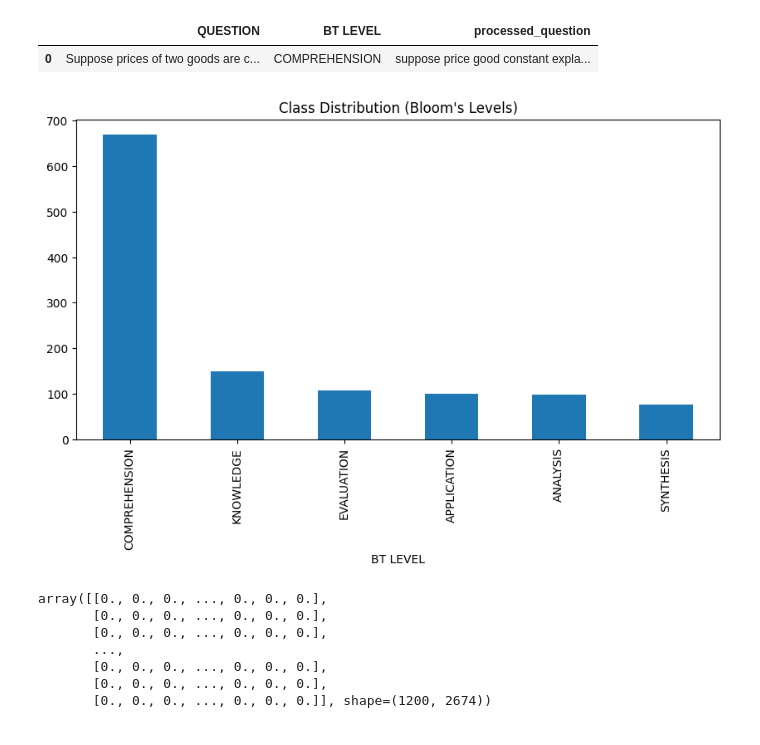
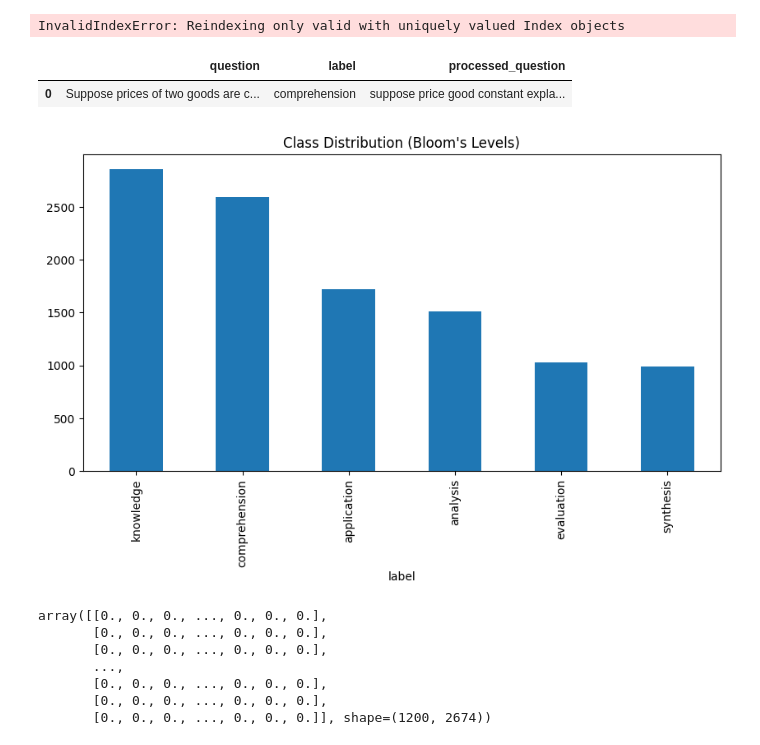
Before and after one commit to 99pranit/Qillion, a Jupyter notebook: notebook/analyse_question.ipynb, the cells around one changed output. Saved outputs shown, nothing was run; the diff lists cells and outputs as text; code cells hidden in the pictures.

Commit message:
added multiple dataset preprocessing

```diff
--- a/notebook/analyse_question.ipynb
+++ b/notebook/analyse_question.ipynb
@@ -42,0 +39,20 @@ df['processed_question'] = df['QUESTION'].apply(preprocess_text)
+# %%
+label_mapper = {
+    'BT1' : 'knowledge',
+    'BT2' : 'comprehension',
+    'BT3' : 'application',
+    'BT4' : 'analysis',
+    'BT5' : 'synthesis',
+    'BT6' : 'evaluation'
+}
+
+# Load dataset
+df = pd.DataFrame()
+for i in range(1,5):
+    q_df = pd.read_csv(os.getcwd().replace('notebook' , 'dataset') + '/dataset' + str(i) + '.csv')
+    df = pd.concat([df , q_df])
+# Apply preprocessing
+mask = df['label'].isin(label_mapper.keys())
+df['label'] = df['label'].mask(mask, df['label'].map(label_mapper))
+df['label'] = df['label'].str.lower()
+df['processed_question'] = df['question'].apply(preprocess_text)
@@ -47,18 +84,20 @@ X_tfidf = tfidf.fit_transform(df['processed_question'])
 # %%
 ling_features = df['processed_question'].apply(extract_linguistic_features).apply(pd.Series)
-X_features = pd.concat([ling_features, pd.DataFrame(X_tfidf.toarray())], axis=1)
+X_features = pd.concat([ling_features, pd.DataFrame(tfidf.toarray())], axis=1)
+# %% [output]
+InvalidIndexError: Reindexing only valid with uniquely valued Index objects
 # %%
 df.head(1)
 # %% [output]
-|  | QUESTION | BT LEVEL | processed_question |
-| 0 | Suppose prices of two goods are c... | COMPREHENSION | suppose price good constant expla... |
+|  | question | label | processed_question |
+| 0 | Suppose prices of two goods are c... | comprehension | suppose price good constant expla... |
 # %%
 plt.figure(figsize=(10,5))
-df['BT LEVEL'].value_counts().plot(kind='bar')
+df['label'].value_counts().plot(kind='bar')
 plt.title('Class Distribution (Bloom\'s Levels)')
 plt.show()
 # %% [output]
-[figure, old version]
+[figure, new version]
 # %%
 tfidf = TfidfVectorizer()
 tfidf_vect = tfidf.fit_transform(df['processed_question'])
```
Also changed, not shown: parts of 7 cells of this notebook, 6 other files.
